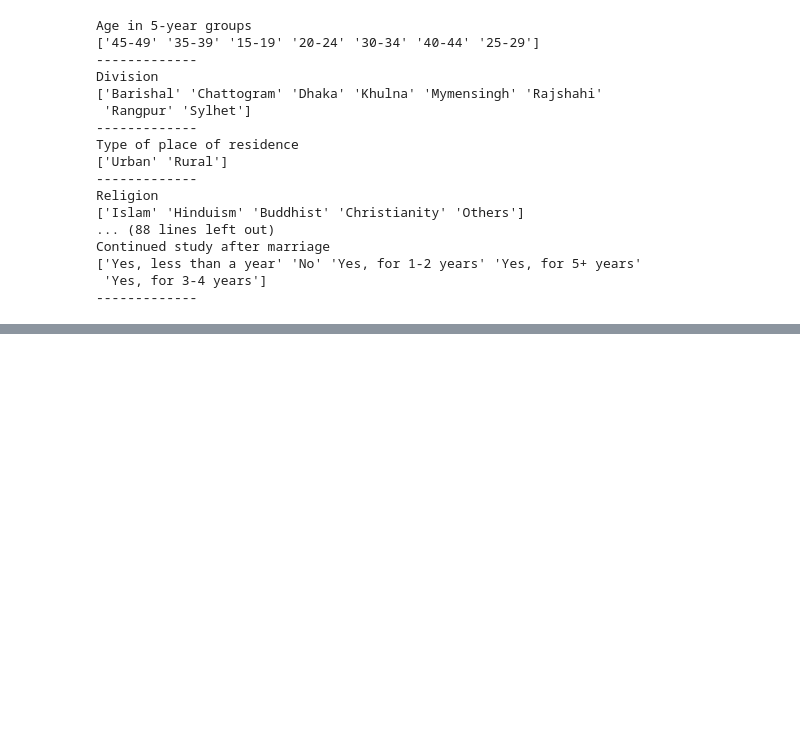
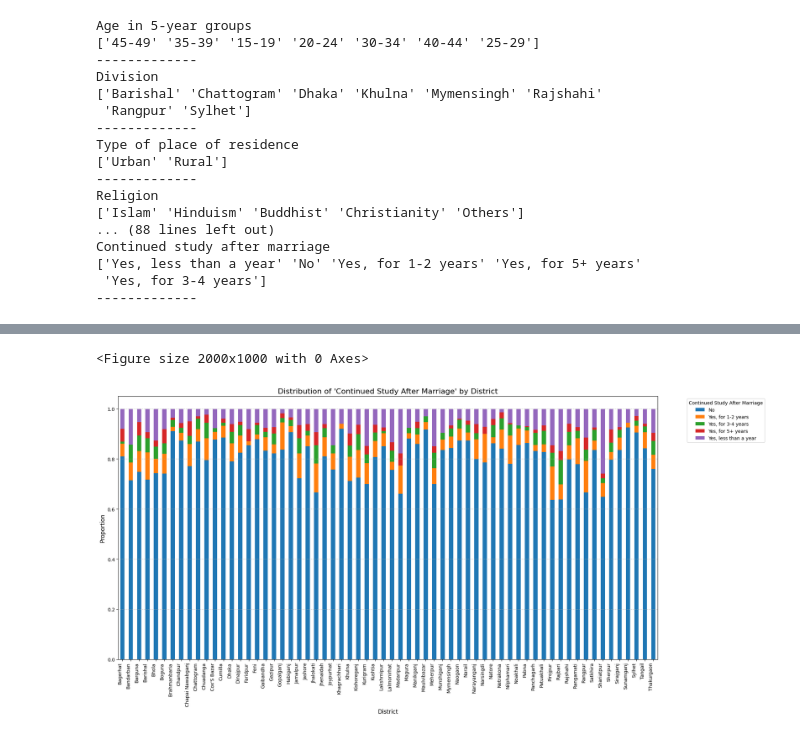
Before and after one commit to SafiBD/machine-learning, a Jupyter notebook: Copy_of_WE_ML.ipynb, the cells around one changed output, grey strips where cells are left out. Cells and saved outputs as stored; diff of their text form; code cells hidden in the pictures; blank space fills up the shorter version.

```diff
--- a/Copy_of_WE_ML.ipynb
+++ b/Copy_of_WE_ML.ipynb
@@ -252,0 +489,17 @@ df.describe()
+# %%
+women_empowerment = {'Not empowered':0, 'Moderately empowered': 1, 'Empowered':2}
+df["women_empowerment"] = df["women_empowerment"].map(women_empowerment)
+# %%
+from sklearn.model_selection import train_test_split
+
+# Separate the target variable 'Continued study after marriage'
+y = df['Continued study after marriage']
+X = df.drop('Continued study after marriage', axis=1)
+
+# Split the dataset into training and testing sets
+X_train, X_test, y_train, y_test = train_test_split(X, y, test_size=0.3, random_state=42)
+
+print(f"X_train shape: {X_train.shape}")
+print(f"X_test shape: {X_test.shape}")
+print(f"y_train shape: {y_train.shape}")
+print(f"y_test shape: {y_test.shape}")
@@ -252,0 +1208,50 @@ df.describe()
+# %%
+import matplotlib.pyplot as plt
+import seaborn as sns
+import pandas as pd
+
+# Define the reverse map for 'Continued study after marriage'
+study_map = {"No":0, "Yes, less than a year":1, "Yes, for 1-2 years":2, "Yes, for 3-4 years":3, "Yes, for 5+ years":4}
+reverse_study_map = {v: k for k, v in study_map.items()}
+df['Continued study after marriage_Category'] = df['Continued study after marriage'].map(reverse_study_map)
+
+# Reconstruct 'District' column
+# Get all one-hot encoded district columns
+district_ohe_cols = [col for col in df.columns if col.startswith('District_')]
+
+# Based on prior unique values, 'Bagerhat' was the alphabetically first district and was dropped by drop_first=True
+dropped_district_name = 'Bagerhat'
+
+def reconstruct_district(row):
+    for col in district_ohe_cols:
+        if row[col]:
+            return col.replace('District_', '')
+    return dropped_district_name # If no other district column is True, it's the dropped one
+
+# Apply the reconstruction logic
+df['Original_District'] = df.apply(reconstruct_district, axis=1)
+
+# Group by the original district and 'Continued study after marriage' category
+district_study_counts = df.groupby(['Original_District', 'Continued study after marriage_Category']).size().unstack(fill_value=0)
+
+# Calculate proportions for visualization
+district_study_proportions = district_study_counts.div(district_study_counts.sum(axis=1), axis=0)
+
+# Plotting
+plt.figure(figsize=(20, 10))
+district_study_proportions.plot(kind='bar', stacked=True, figsize=(20, 10))
+plt.title('Distribution of \'Continued Study After Marriage\' by District', fontsize=16)
+plt.xlabel('District', fontsize=12)
+plt.ylabel('Proportion', fontsize=12)
+plt.xticks(rotation=90, ha='right', fontsize=10)
+plt.yticks(fontsize=10)
+plt.legend(title='Continued Study After Marriage', bbox_to_anchor=(1.05, 1), loc='upper left', fontsize=10)
+plt.grid(axis='y', linestyle='--', alpha=0.7)
+plt.tight_layout()
+plt.show()
+# a stacked bar chart= The name of the figure below
+# Optionally, clean up the temporary columns from the DataFrame after visualization
+df.drop(columns=['Original_District', 'Continued study after marriage_Category'], errors='ignore', inplace=True)
+# %% [output]
+<Figure size 2000x1000 with 0 Axes>
+[figure, added]
```
Also changed, not shown: parts of 60 cells of this notebook.
